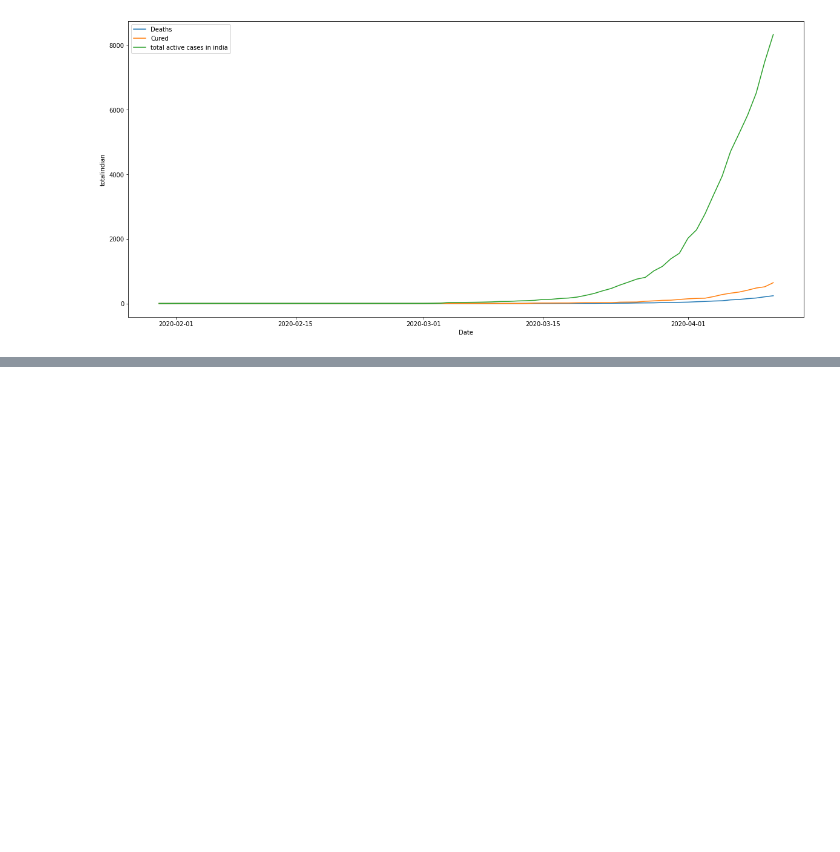
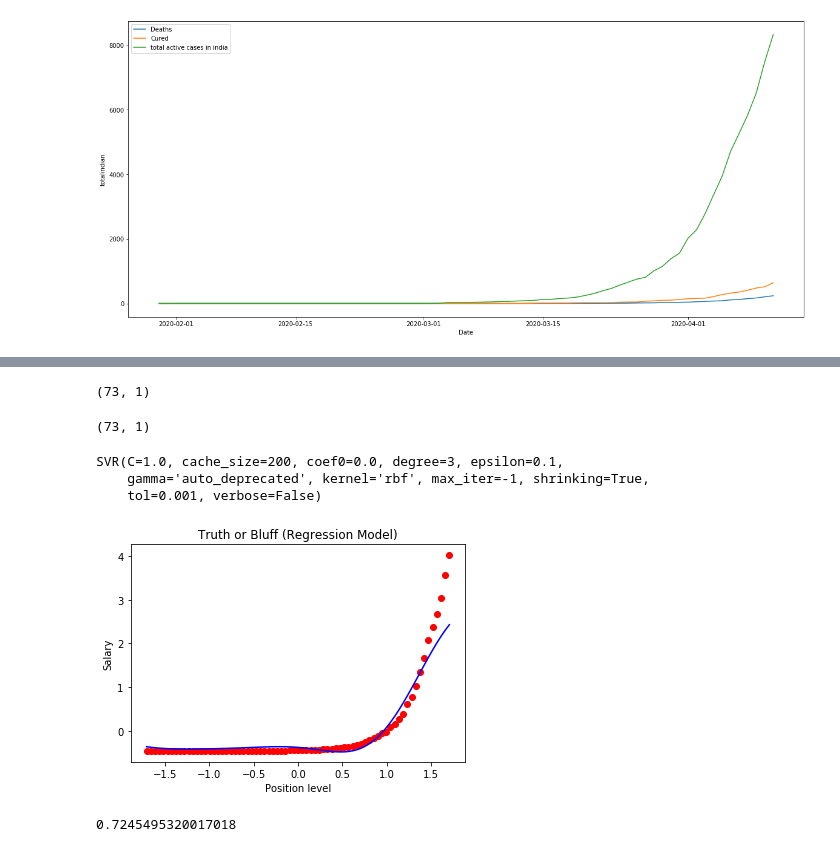
Before and after one commit to illuminati-80/prediction_project, a Jupyter notebook: covid-branch.ipynb, the cells around one changed output, grey strips where cells are left out. Cells and saved outputs as stored; diff of their text form; code cells hidden in the pictures; blank space fills up the shorter version.

```diff
--- a/covid-branch.ipynb
+++ b/covid-branch.ipynb
@@ -427,0 +551,20 @@ To register the converters:
+# %%
+#SVR regression testing
+X=covid_grouped.iloc[:, :-5].values
+Y=covid_grouped["totalindian"]
+#feature scaling
+from sklearn.preprocessing import StandardScaler
+Y_sv=Y
+Y_sv = np.array(Y_sv).reshape(-1,1)
+sc_X = StandardScaler()
+sc_y = StandardScaler()
+X_svr = sc_X.fit_transform(X)
+Y_svr = sc_y.fit_transform(Y_sv)
+# %%
+X_svr.shape
+# %% [output]
+(73, 1)
+# %%
+Y_svr.shape
+# %% [output]
+(73, 1)
@@ -427,0 +575,19 @@ To register the converters:
+# %%
+from sklearn.svm import SVR
+regressor=SVR(kernel='rbf')#kernel defines linear, multiple SVR etc
+regressor.fit(X_svr,Y_svr)
+# %% [output]
+SVR(C=1.0, cache_size=200, coef0=0.0, degree=3, epsilon=0.1,
+    gamma='auto_deprecated', kernel='rbf', max_iter=-1, shrinking=True,
+    tol=0.001, verbose=False)
+# %%
+Y_pred_svr=regressor.predict(X_svr)
+# %%
+plt.scatter(X_svr, Y_svr, color = 'red')
+plt.plot(X_svr, Y_pred_svr, color = 'blue')
+plt.title('Truth or Bluff (Regression Model)')
+plt.xlabel('Position level')
+plt.ylabel('Salary')
+plt.show()
+# %% [output]
+[figure, added]
@@ -427,0 +599,4 @@ To register the converters:
+# %%
+print(rmse)
+# %% [output]
+0.7245495320017018
```
Also changed, not shown: parts of 19 cells of this notebook.
